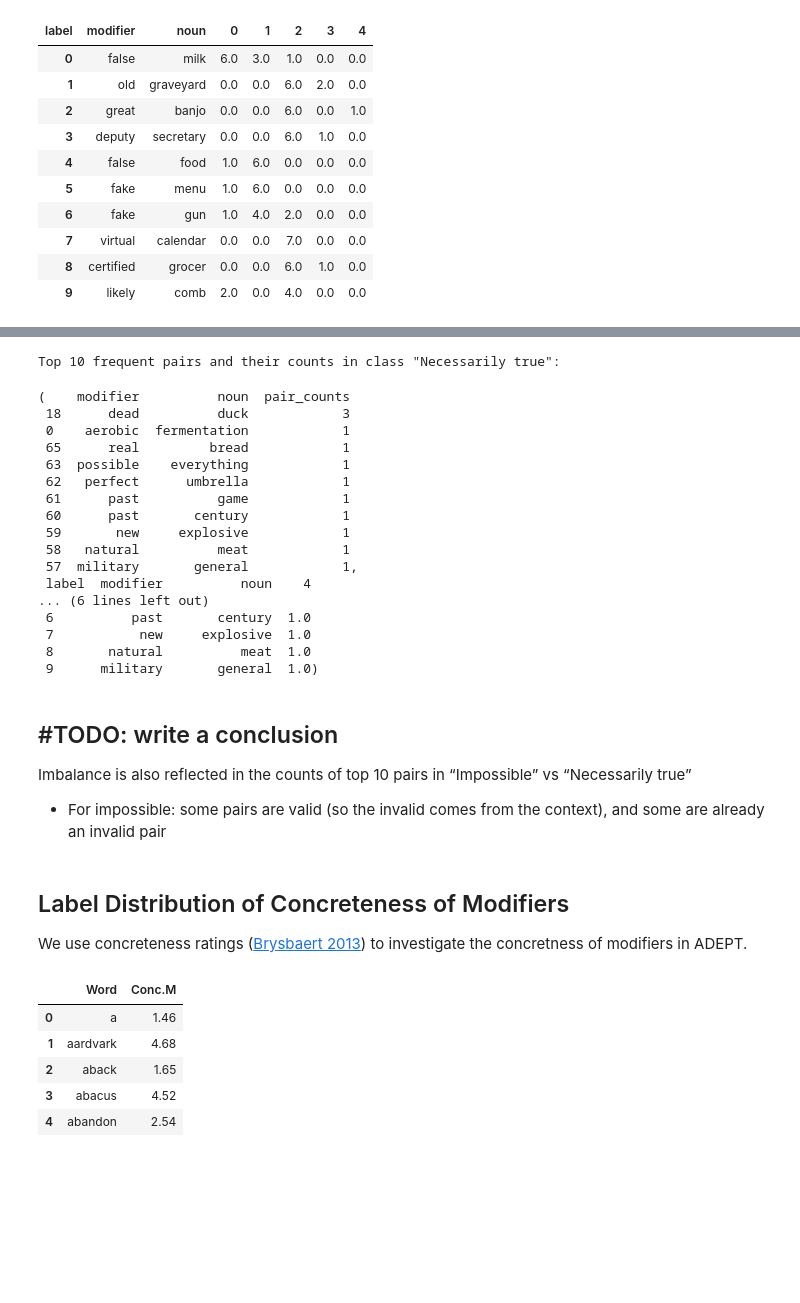
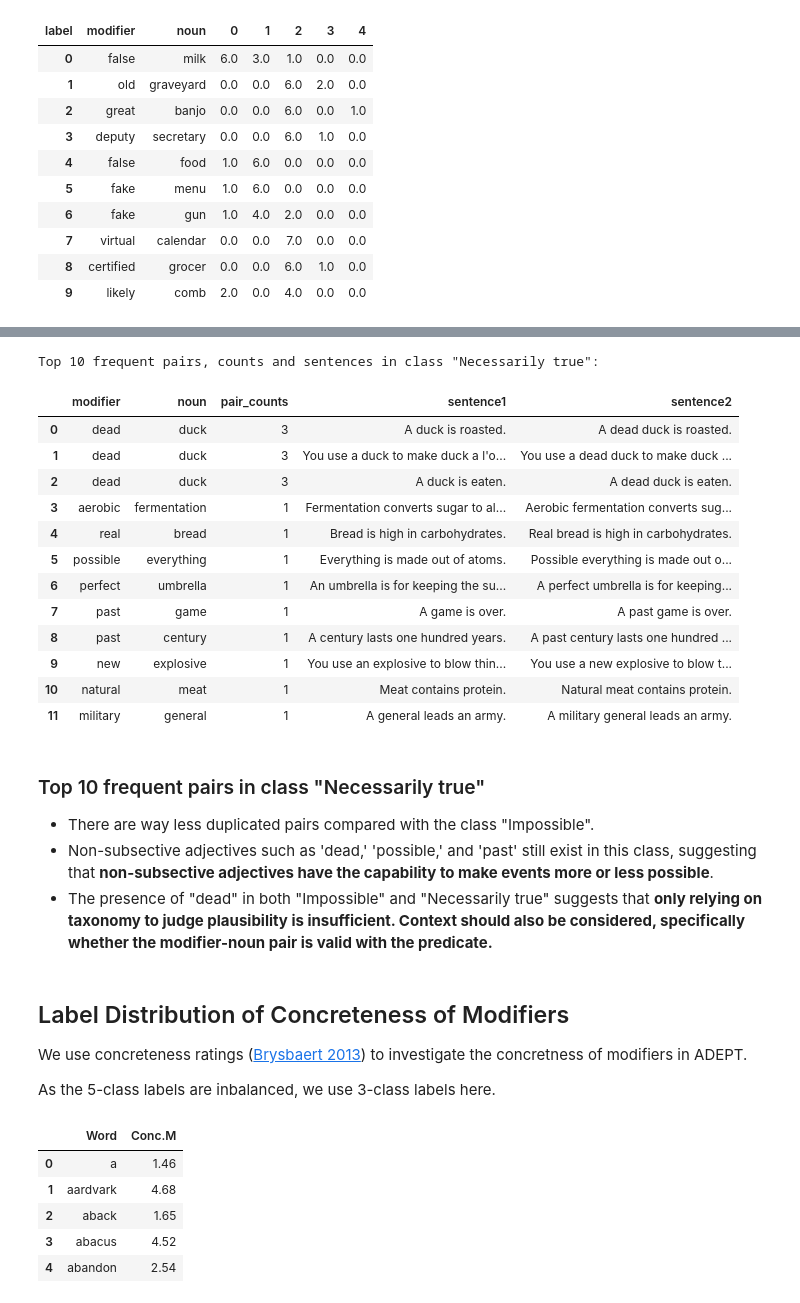
Before and after one commit to chihyi-lin/semantic-plausibility-datasets, a Jupyter notebook: data_analysis/adept.ipynb, the cells around one changed output, grey strips where cells are left out. Cells and saved outputs as stored; diff of their text form; code cells hidden in the pictures; blank space fills up the shorter version.

```diff
--- a/data_analysis/adept.ipynb
+++ b/data_analysis/adept.ipynb
@@ -239,36 +255,31 @@ Top 10 frequent pairs and their counts in class "Impossible":
 # %%
 # display top 10 pairs for class "Necessarily true"
-df_label_4 = combined_df[combined_df["label"] == 4]
-label_4_top10_pairs = count_freq_and_top10_pairs(df_label_4)
-print(f'\nTop 10 frequent pairs and their counts in class "Necessarily true":')
-label_4_top10_pairs
+print(f'\nTop 10 frequent pairs, counts and sentences in class "Necessarily true":')
+count_top10_pairs_for_class(label=4)
 # %% [output]
-Top 10 frequent pairs and their counts in class "Necessarily true":
+Top 10 frequent pairs, counts and sentences in class "Necessarily true":
-(    modifier          noun  pair_counts
- 18      dead          duck            3
- 0    aerobic  fermentation            1
- 65      real         bread            1
- 63  possible    everything            1
- 62   perfect      umbrella            1
- 61      past          game            1
- 60      past       century            1
- 59       new     explosive            1
- 58   natural          meat            1
- 57  military       general            1,
- label  modifier          noun    4
-... (6 lines left out)
- 6          past       century  1.0
- 7           new     explosive  1.0
- 8       natural          meat  1.0
- 9      military       general  1.0)
+|  | modifier | noun | pair_counts | sentence1 | sentence2 |
+| 0 | dead | duck | 3 | A duck is roasted. | A dead duck is roasted. |
+| 1 | dead | duck | 3 | You use a duck to make duck a l'o... | You use a dead duck to make duck ... |
+| 2 | dead | duck | 3 | A duck is eaten. | A dead duck is eaten. |
+| 3 | aerobic | fermentation | 1 | Fermentation converts sugar to al... | Aerobic fermentation converts sug... |
+| 4 | real | bread | 1 | Bread is high in carbohydrates. | Real bread is high in carbohydrates. |
+| 5 | possible | everything | 1 | Everything is made out of atoms. | Possible everything is made out o... |
+| 6 | perfect | umbrella | 1 | An umbrella is for keeping the su... | A perfect umbrella is for keeping... |
+| 7 | past | game | 1 | A game is over. | A past game is over. |
+| 8 | past | century | 1 | A century lasts one hundred years. | A past century lasts one hundred ... |
+| 9 | new | explosive | 1 | You use an explosive to blow thin... | You use a new explosive to blow t... |
+| 10 | natural | meat | 1 | Meat contains protein. | Natural meat contains protein. |
+| 11 | military | general | 1 | A general leads an army. | A military general leads an army. |
-# %% [markdown]
-## #TODO: write a conclusion
-Imbalance is also reflected in the counts of top 10 pairs in “Impossible” vs “Necessarily true”
-
-- For impossible: some pairs are valid (so the invalid comes from the context), and some are already an invalid pair
-</aside>
+# %% [markdown]
+### Top 10 frequent pairs in class "Necessarily true"
+- There are way less duplicated pairs compared with the class "Impossible".
+- Non-subsective adjectives such as 'dead,' 'possible,' and 'past' still exist in this class, suggesting that **non-subsective adjectives have the capability to make events more or less possible**.
+- The presence of "dead" in both "Impossible" and "Necessarily true" suggests that **only relying on taxonomy to judge plausibility is insufficient. Context should also be considered, specifically whether the modifier-noun pair is valid with the predicate.**
 # %% [markdown]
 ## Label Distribution of Concreteness of Modifiers
 We use concreteness ratings ([Brysbaert 2013](https://link.springer.com/article/10.3758/s13428-013-0403-5)) to investigate the concretness of modifiers in ADEPT.
+
+As the 5-class labels are inbalanced, we use 3-class labels here.
 # %%
 # read the concreteness ratings as pandas dataframe
```
Also changed, not shown: parts of 8 cells of this notebook, 2 other files.
